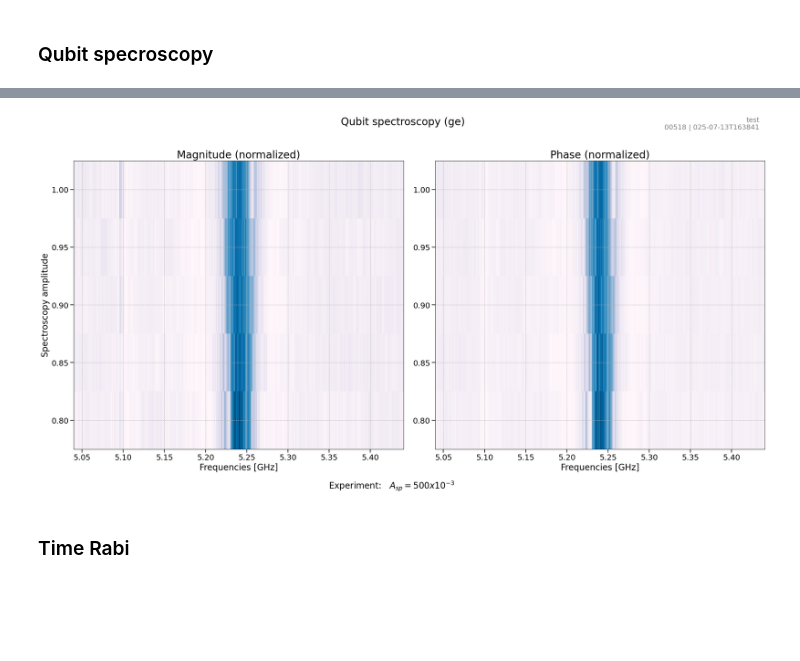
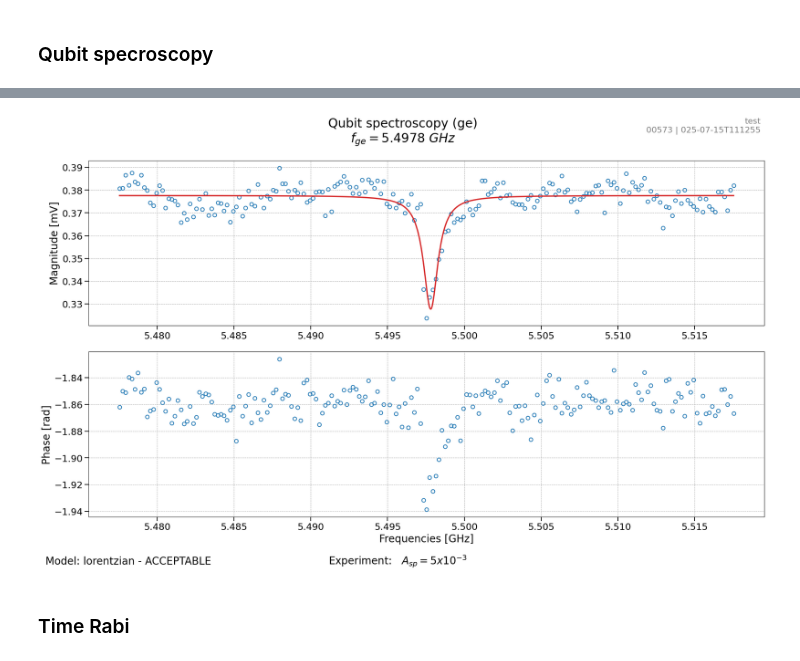
Before and after one commit to SQIL-EPFL/sqil-experiments, a Jupyter notebook: sqil_experiments/measurements/measure.ipynb, the cells around one changed output, grey strips where cells are left out. Saved outputs shown, nothing was run; the diff lists cells and outputs as text; code cells hidden in the pictures; blank space fills up the shorter version.

```diff
--- a/sqil_experiments/measurements/measure.ipynb
+++ b/sqil_experiments/measurements/measure.ipynb
@@ -80,8 +80,6 @@ result = rr_spec.run(
 import numpy as np
 from qu_spec import QuSpec, QuSpecOptions
 from laboneq.dsl.enums import AveragingMode
-
-qu_freq = 5.2402e9
 
 qu_spec = QuSpec()
 options = QuSpecOptions()
@@ -89,7 +87,8 @@ options.count = 1000
 options.averaging_mode = AveragingMode.CYCLIC
 
 result = qu_spec.run(
-    np.linspace(qu_freq - 200e6, qu_freq + 200e6, 601),
+    # np.linspace(4.5e9, 5.5e9, 2001),
+    qu_spec.sweep_around("resonance_frequency_ge", 20e6, n_points=201),
     # sweeps={"spectroscopy_amplitude": np.linspace(0.8,1,5)},
     options=options,
 )
@@ -123,4 +123,4 @@ result = qu_spec.run(
-[figure, old version]
+[figure, new version]
 # %% [markdown]
 ### Time Rabi
 # %%
```
Also changed, not shown: parts of 8 cells of this notebook, 3 other files.
